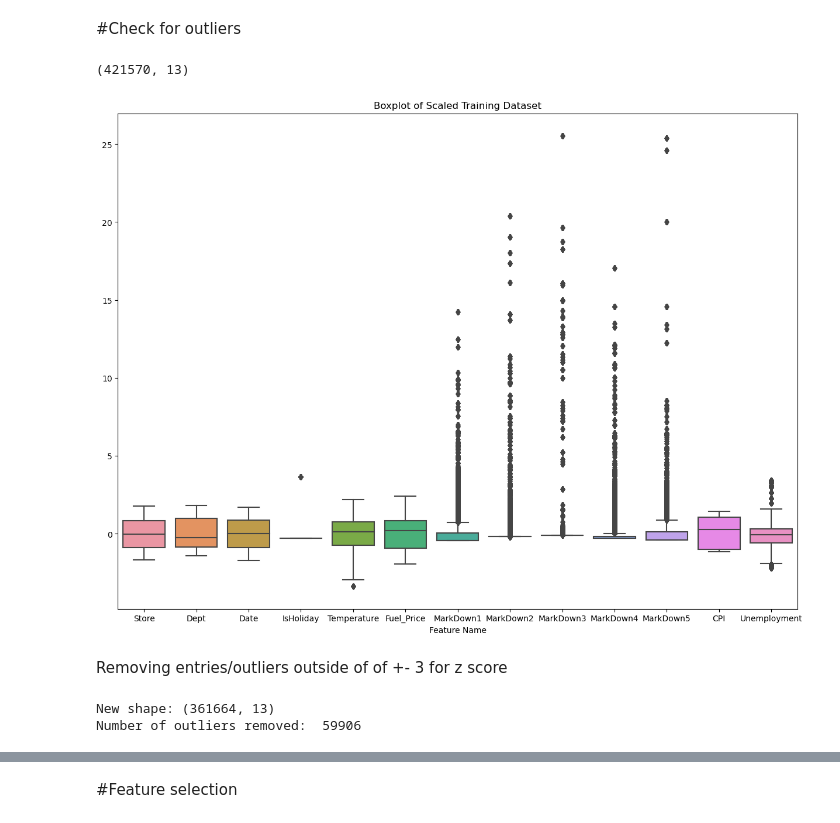
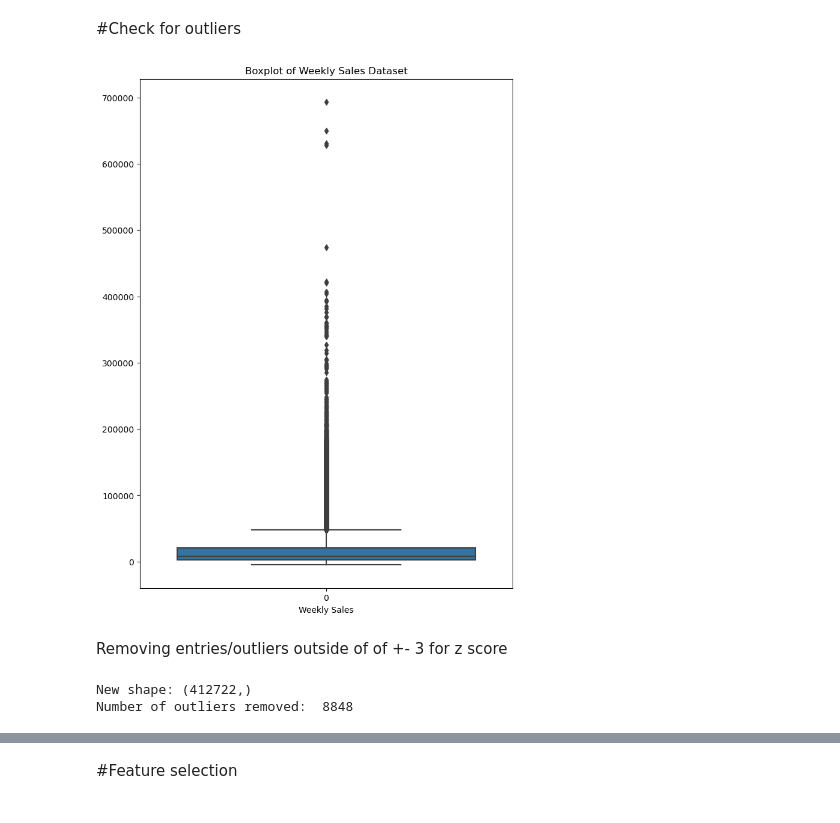
Before and after one commit to EricYangg/4AI3-Walmart-Forecast, a Jupyter notebook: 4AI3_Project_Walmart_Sales_Data.ipynb, the cells around one changed output, grey strips where cells are left out. Drawn from its saved outputs; the diff is of its cells as text; code cells hidden in the pictures.

```diff
--- a/4AI3_Project_Walmart_Sales_Data.ipynb
+++ b/4AI3_Project_Walmart_Sales_Data.ipynb
@@ -332,33 +332,29 @@ array([[-1.65819926, -1.41874236, -1.72460527, ..., -0.39518081,
          0.53900326,  0.37928066]])
 # %% [markdown]
 #Check for outliers
-# %%
-feature_train_scaled.shape
-# %% [output]
-(421570, 13)
 # %%
 import seaborn as sns
-fig, ax = plt.subplots(figsize=(15, 11))
-ax = sns.boxplot(data=feature_train_scaled)
-ax.set_xticklabels(feature_train.columns)
-ax.set_title('Boxplot of Scaled Training Dataset')
-ax.set_xlabel('Feature Name')
+fig, ax = plt.subplots(figsize=(8, 11))
+ax = sns.boxplot(data=train_labels)
+#ax.set_xticklabels('Weekly Sale')
+ax.set_title('Boxplot of Weekly Sales Dataset')
+ax.set_xlabel('Weekly Sales')
 plt.show()
 # %% [output]
-[figure, old version]
+[figure, new version]
 # %% [markdown]
 Removing entries/outliers outside of of +- 3 for z score
 # %%
 import scipy.stats as stats
 
-z = np.abs(stats.zscore(feature_train_scaled))
+z = np.abs(stats.zscore(train_labels))
 
 #only keep rows in dataframe with all z-scores less than absolute value of 3
-feature_train_scaled_clean = feature_train_scaled[(z<3).all(axis=1)]
+train_labels_clean = train_labels[(z<3)]
 
-print('New shape:', feature_train_scaled_clean.shape)
-print('Number of outliers removed: ', (feature_train_scaled.shape[0]-feature_train_scaled_clean.shape[0]))
+print('New shape:', train_labels_clean.shape)
+print('Number of outliers removed: ', (train_labels.shape[0]-train_labels_clean.shape[0]))
 # %% [output]
-New shape: (361664, 13)
-Number of outliers removed:  59906
+New shape: (412722,)
+Number of outliers removed:  8848
 # %%
```
Also changed, not shown: parts of 13 cells of this notebook.
